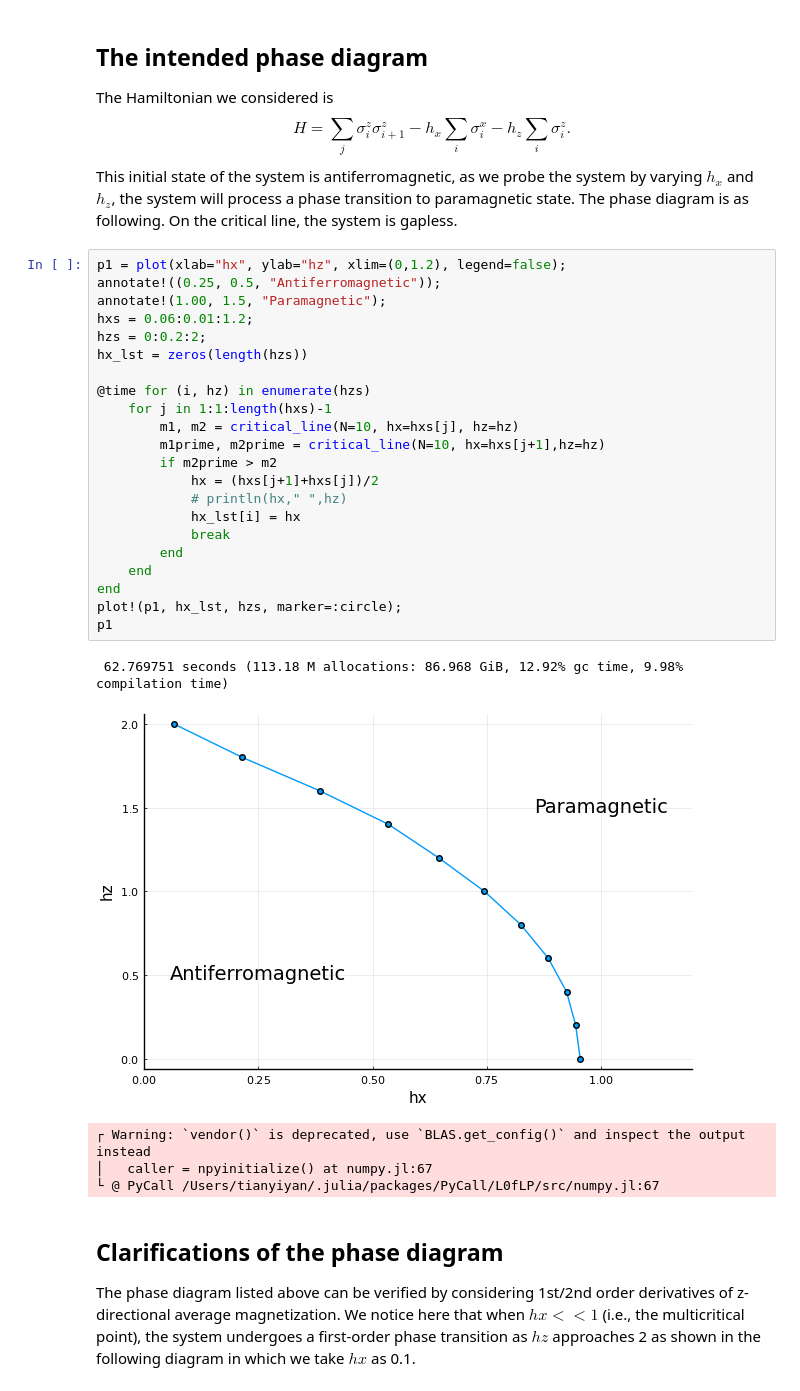
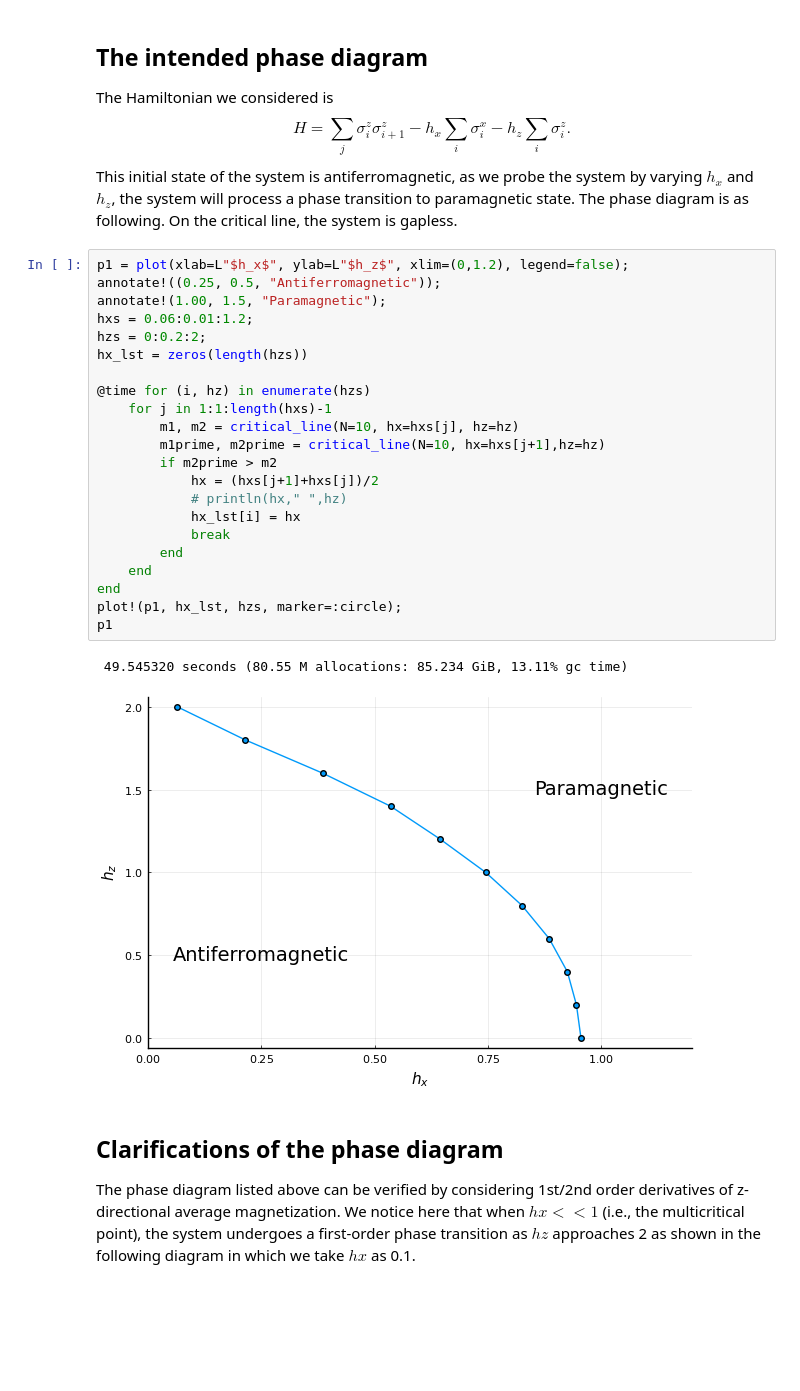
Before and after one commit to coolgas/QuantumIsing, a Jupyter notebook: review_note.ipynb, the cells around one changed output. Cells and saved outputs as stored; diff of their text form; blank space fills up the shorter version.

Commit message:
graphs added

```diff
--- a/review_note.ipynb
+++ b/review_note.ipynb
@@ -12,33 +13,30 @@ Plots.PyPlotBackend()
 ## The intended phase diagram
 The Hamiltonian we considered is $$H = \sum_{j}\sigma^{z}_{i}\sigma^{z}_{i+1}-h_x\sum_{i}\sigma_{i}^{x}-h_z\sum_{i}\sigma_{i}^{z}.$$ This initial state of the system is antiferromagnetic, as we probe the system by varying $h_x$ and $h_z$, the system will process a phase transition to paramagnetic state. The phase diagram is as following. On the critical line, the system is gapless.
 # %%
-p1 = plot(xlab="hx", ylab="hz", xlim=(0,1.2), legend=false);
+p1 = plot(xlab=L"$h_x$", ylab=L"$h_z$", xlim=(0,1.2), legend=false);
 annotate!((0.25, 0.5, "Antiferromagnetic"));
 annotate!(1.00, 1.5, "Paramagnetic");
 hxs = 0.06:0.01:1.2;
 hzs = 0:0.2:2;
 hx_lst = zeros(length(hzs))
 
 @time for (i, hz) in enumerate(hzs)
     for j in 1:1:length(hxs)-1
         m1, m2 = critical_line(N=10, hx=hxs[j], hz=hz)
         m1prime, m2prime = critical_line(N=10, hx=hxs[j+1],hz=hz)
         if m2prime > m2
             hx = (hxs[j+1]+hxs[j])/2
             # println(hx," ",hz)
             hx_lst[i] = hx
             break
         end
     end
 end
 plot!(p1, hx_lst, hzs, marker=:circle);
 p1
 # %% [output]
- 62.769751 seconds (113.18 M allocations: 86.968 GiB, 12.92% gc time, 9.98% compilation time)
+ 49.545320 seconds (80.55 M allocations: 85.234 GiB, 13.11% gc time)
-[figure, old version]
+[figure, new version]
-┌ Warning: `vendor()` is deprecated, use `BLAS.get_config()` and inspect the output instead
-│   caller = npyinitialize() at numpy.jl:67
-└ @ PyCall /Users/tianyiyan/.julia/packages/PyCall/L0fLP/src/numpy.jl:67
 # %% [markdown]
 ## Clarifications of the phase diagram
 The phase diagram listed above can be verified by considering 1st/2nd order derivatives of z-directional average magnetization. We notice here that when $hx<<1$ (i.e., the multicritical point), the system undergoes a first-order phase transition as $hz$ approaches 2 as shown in the following diagram in which we take $hx$ as 0.1.
```
Also changed, not shown: parts of 4 cells of this notebook.
